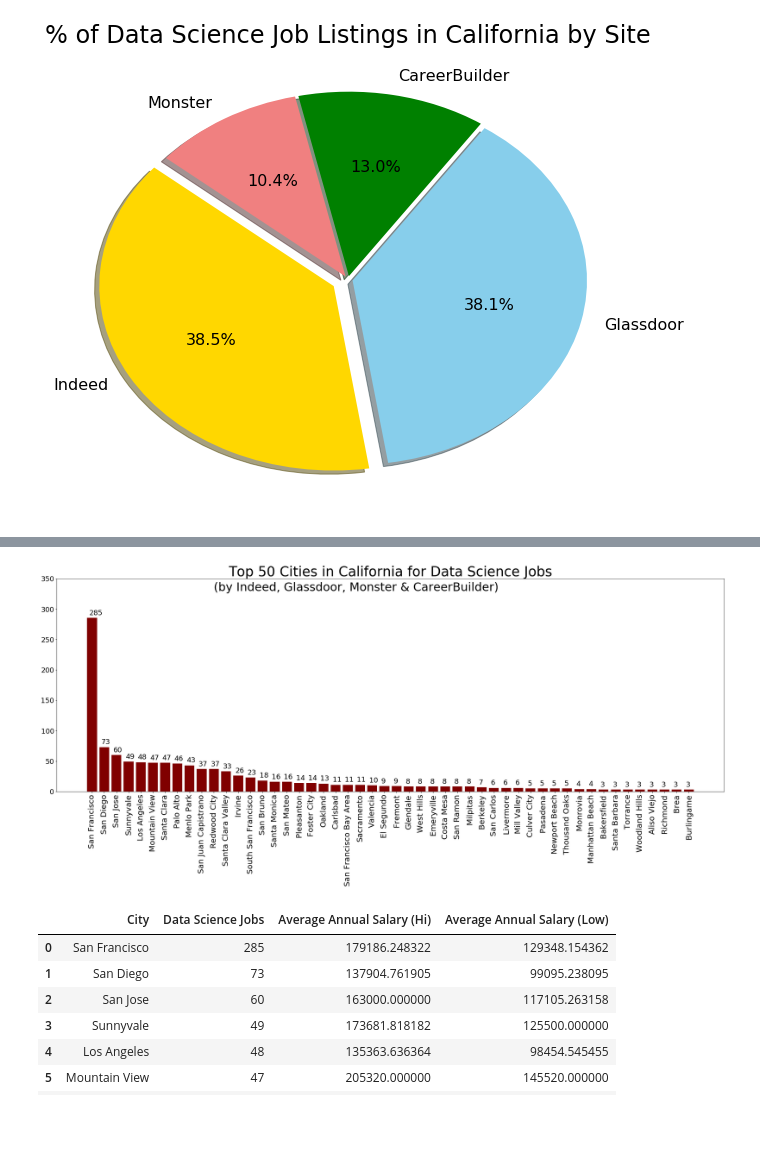
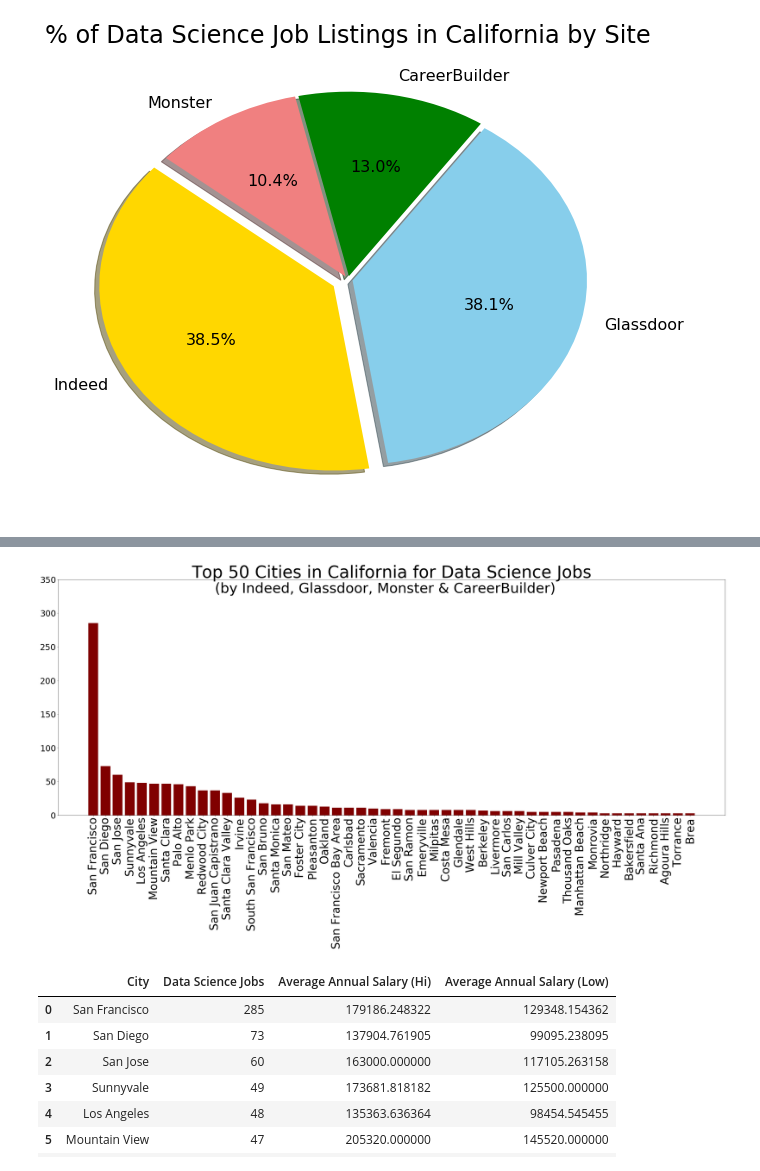
Before and after one commit to ChrNg404/Data_Science_ETL_Project, a Jupyter notebook: Visualizations/data_science_jobs_analysis.ipynb, the cells around one changed output, grey strips where cells are left out. Drawn from its saved outputs; the diff is of its cells as text; code cells hidden in the pictures; blank space fills up the shorter version.

Commit message:
4 charts, 1 ipynb

```diff
--- a/Visualizations/data_science_jobs_analysis.ipynb
+++ b/Visualizations/data_science_jobs_analysis.ipynb
@@ -591,7 +605,7 @@ plt.bar(keywords_df_reset['Keyword'],
 
 plt.xticks(tick_locations, rotation=70, fontsize=50)
 # Make y-axis numbers bigger
-plt.rcParams.update({'font.size': 40})
+plt.rcParams.update({'font.size': 50})
 
 plt.tight_layout()
 plt.savefig("Charts/skill_keyword_count.png")
@@ -654,39 +668,39 @@ count_by_city.head(20)
 # %%
 x_axis = np.arange(len(count_by_city.head(50)))
 tick_locations = [value for value in x_axis]
 
 # Set figsize
-plt.figure(figsize=(25, 12))
+plt.figure(figsize=(35, 20))
 # Set fig title
-plt.title("Top 50 Cities in California for Data Science Jobs", fontsize=35)
+plt.title("Top 50 Cities in California for Data Science Jobs", fontsize=60)
 # Set fig subtitle
-plt.text(10, 330, "(by Indeed, Glassdoor, Monster & CareerBuilder)", fontsize=30)
+plt.text(10, 330, "(by Indeed, Glassdoor, Monster & CareerBuilder)", fontsize=50)
 
 # Create bar chart
 plt.bar(count_by_city.head(50)['City'],
         count_by_city.head(50)['Data Science Jobs'],
         align='center', color='maroon')
 
 # Add labels to bars
-for i in range(0, len(tick_locations)):
-    plt.text(tick_locations[i]-0.25,
-             count_by_city.head(50)['Data Science Jobs'].tolist()[i]+5,
-             count_by_city.head(50)['Data Science Jobs'].tolist()[i],
-             fontsize = 18
-             )
+#for i in range(0, len(tick_locations)):
+   # plt.text(tick_locations[i]-0.25,
+            # count_by_city.head(50)['Data Science Jobs'].tolist()[i]+5,
+            # count_by_city.head(50)['Data Science Jobs'].tolist()[i],
+            # fontsize = 20
+            # )
 
 
 plt.ylim(0, 350)
-plt.xticks(tick_locations, rotation=90, fontsize=20)
+plt.xticks(tick_locations, rotation=90, fontsize=40)
 # Make y-axis numbers bigger
-plt.rcParams.update({'font.size': 18})
+plt.rcParams.update({'font.size': 30})
 
 plt.tight_layout()
 plt.savefig("Charts/jobs_by_city")
 
 plt.show()
 # %% [output]
-[figure, old version]
+[figure, new version]
 # %%
 top10_stats
 # %% [output]
```
Also changed, not shown: parts of 6 cells of this notebook, 4 other files.
